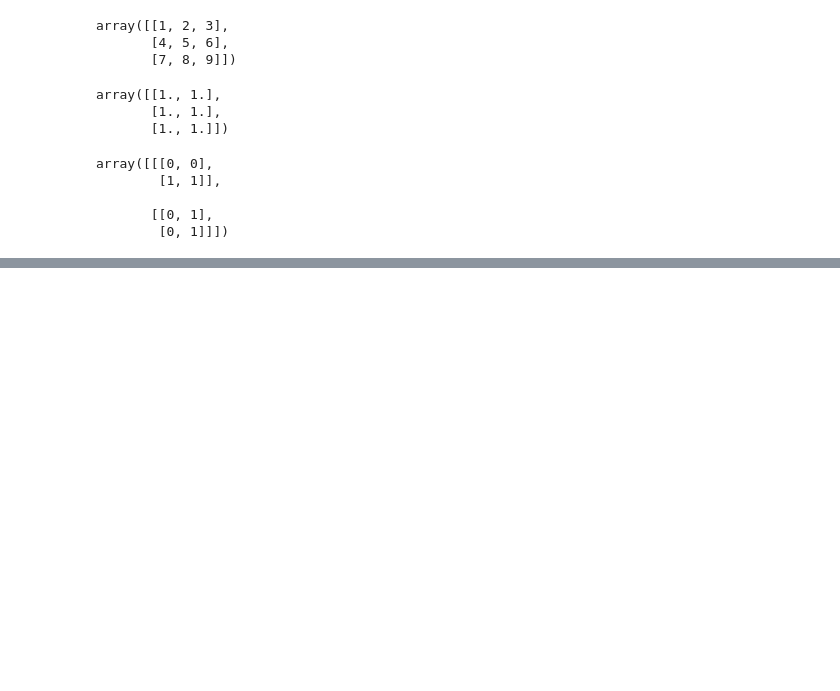
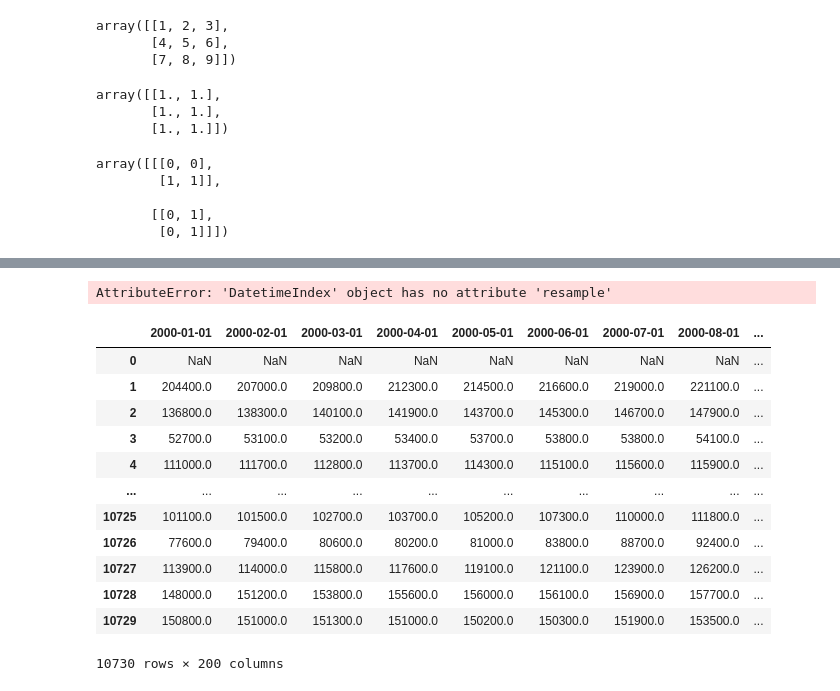
Before and after one commit to YHWOO13/Open-Course, a Jupyter notebook: UMICH-Introduction to Data Science in Python/Practice.ipynb, the cells around one changed output, grey strips where cells are left out. Cells and saved outputs as stored; diff of their text form; code cells hidden in the pictures; blank space fills up the shorter version.

```diff
--- a/UMICH-Introduction to Data Science in Python/Practice.ipynb
+++ b/UMICH-Introduction to Data Science in Python/Practice.ipynb
@@ -103,0 +139,24 @@ b = 4  # 0100
+# %%
+df2=convert.loc[:,'2000-01':'2016-08']
+sel_cols=df2.columns[df2.columns>='2000']
+sel_cols=pd.to_datetime(sel_cols)
+sel_cols.resample(rule='Q',axis=1).mean()
+# %% [output]
+AttributeError: 'DatetimeIndex' object has no attribute 'resample'
+# %%
+df2.columns=pd.to_datetime(df2.columns)
+df2
+# %% [output]
+|  | 2000-01-01 | 2000-02-01 | 2000-03-01 | 2000-04-01 | 2000-05-01 | 2000-06-01 | 2000-07-01 | 2000-08-01 | ... |
+| 0 | NaN | NaN | NaN | NaN | NaN | NaN | NaN | NaN | ... |
+| 1 | 204400.0 | 207000.0 | 209800.0 | 212300.0 | 214500.0 | 216600.0 | 219000.0 | 221100.0 | ... |
+| 2 | 136800.0 | 138300.0 | 140100.0 | 141900.0 | 143700.0 | 145300.0 | 146700.0 | 147900.0 | ... |
+| 3 | 52700.0 | 53100.0 | 53200.0 | 53400.0 | 53700.0 | 53800.0 | 53800.0 | 54100.0 | ... |
+| 4 | 111000.0 | 111700.0 | 112800.0 | 113700.0 | 114300.0 | 115100.0 | 115600.0 | 115900.0 | ... |
+| ... | ... | ... | ... | ... | ... | ... | ... | ... | ... |
+| 10725 | 101100.0 | 101500.0 | 102700.0 | 103700.0 | 105200.0 | 107300.0 | 110000.0 | 111800.0 | ... |
+| 10726 | 77600.0 | 79400.0 | 80600.0 | 80200.0 | 81000.0 | 83800.0 | 88700.0 | 92400.0 | ... |
+| 10727 | 113900.0 | 114000.0 | 115800.0 | 117600.0 | 119100.0 | 121100.0 | 123900.0 | 126200.0 | ... |
+| 10728 | 148000.0 | 151200.0 | 153800.0 | 155600.0 | 156000.0 | 156100.0 | 156900.0 | 157700.0 | ... |
+| 10729 | 150800.0 | 151000.0 | 151300.0 | 151000.0 | 150200.0 | 150300.0 | 151900.0 | 153500.0 | ... |
+10730 rows × 200 columns
```
Also changed, not shown: parts of 6 cells of this notebook.
